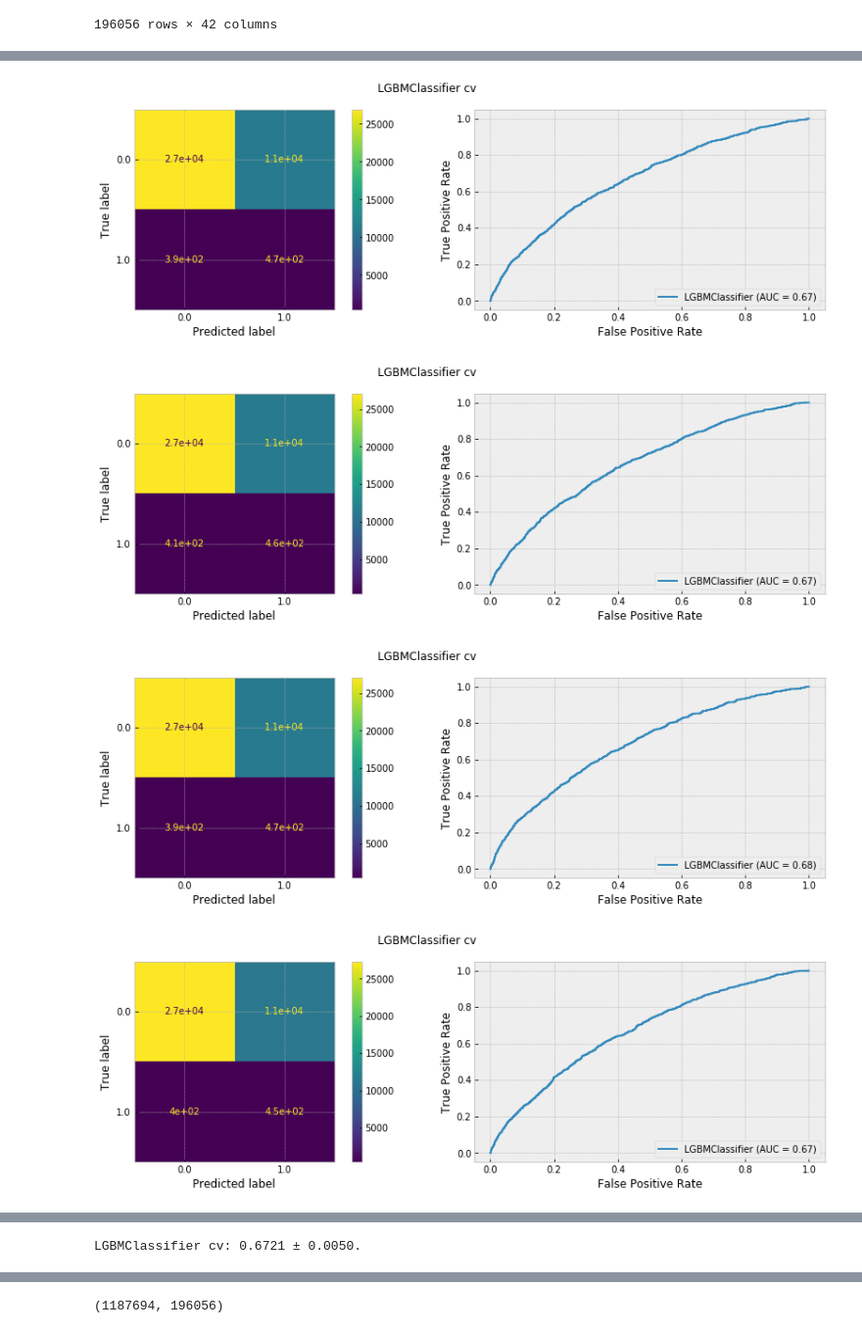
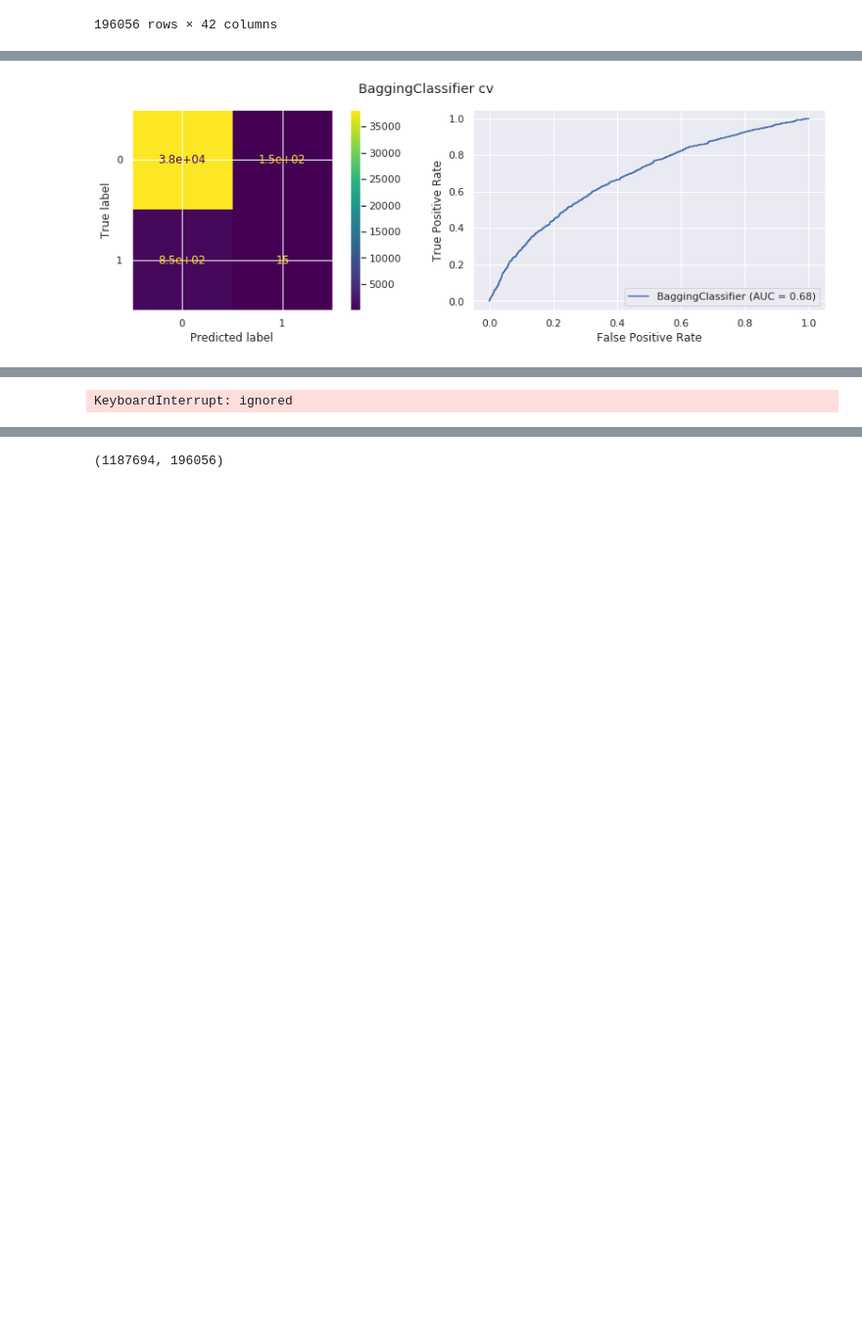
Before and after one commit to andygoosh/OneTwoTrip-Contest, a Jupyter notebook: workinprogress.ipynb, the cells around one changed output, grey strips where cells are left out. Shown at 98% size. Drawn from its saved outputs; the diff is of its cells as text; code cells hidden in the pictures; blank space fills up the shorter version.

```diff
--- a/workinprogress.ipynb
+++ b/workinprogress.ipynb
@@ -202,8 +249,8 @@ def fit_estimate( X, y, model_generator, n_folds = 5, n_neighbors=0, degree=0):
 
     model = model_generator()
     model.fit(X_train, y_train.values.ravel(),
-              eval_set = [(X_cv, y_cv.values.ravel())],
-              verbose=0,
+              #eval_set = [(X_cv, y_cv.values.ravel())],
+              #verbose=0,
               #early_stopping_rounds = 100,
               )
     plot_cm_and_roc(model, X_cv, y_cv, 'cv')
@@ -507,57 +516,37 @@ params = {'base_score': 0.5,
  'random_state': RS,
  'reg_alpha': 0,
  'reg_lambda': 1,
- 'scale_pos_weight': 1,
+ 'scale_pos_weight': 11,
  'seed': None,
  'silent': None,
  'subsample': 0.9,
  'verbosity': 0,
  }
 
 def_params = {
     'random_state': RS,
     #'n_estimators': estimators,
     'class_weight': 'balanced',
     'n_jobs': -1
 }
 
-X = X[['field0',
- 'field2',
- 'field3',
- 'field4',
- 'field7',
- 'field12',
- 'field14',
- 'field16',
- 'field18',
- 'field20',
- 'field21',
- 'field24',
- 'field26',
- 'field27',
- 'field28',
- 'field29']]
-
-#scores, models, neighbs, polies = fit_estimate(X, y, lambda: XGBClassifier(**params), n_folds=5, degree=0, n_neighbors=0)
-scores, models, neighbs, polies = fit_estimate(X, y, lambda: LGBMClassifier(**def_params), n_folds=5, degree=0, n_neighbors=0)
+scores, models, neighbs, polies = fit_estimate(X, y, \
+        lambda: skl.ensemble.BaggingClassifier(XGBClassifier(**params),
+        n_estimators=10, random_state=RS, oob_score=True), n_folds=5, degree=0, n_neighbors=5)
 model = models[np.argmax(scores)]
 
-#estimate(X, y, model)
 '''
 neigh = neighbs[np.argmax(scores)]
 X = add_neughbors_inner(X, neigh)
 '''
 '''
 poly = polies[np.argmax(scores)]
 X = add_polynomial_inner(X, poly)
 '''
 #[1/5][2/5][3/5][4/5][5/5]XGBClassifier CV: 0.6876 ± 0.0086. params fine tuning, -f0
 #[1/5][2/5][3/5][4/5][5/5]XGBClassifier CV: 0.6881 ± 0.0090. params fine tuning, -f0, f28 +5 neigh
 #[1/5][2/5][3/5][4/5][5/5]XGBClassifier cv: 0.6885 ± 0.0078. polinomial, 0 neigh
 #[1/5][2/5][3/5][4/5][5/5]XGBClassifier cv: 0.6895 ± 0.0111. polimonial, 5 neigh
 #[1/5][2/5][3/5][4/5][5/5]XGBClassifier cv: 0.6895 ± 0.0092. -1/2 field21, 0 neigh
 # %% [output]
-[figure, old version]
+[figure, new version]
-[figure, removed]
-[figure, removed]
-[figure, removed]
@@ -565 +553 @@ X = add_polynomial_inner(X, poly)
-LGBMClassifier cv: 0.6721 ± 0.0050.
+KeyboardInterrupt: ignored
```
Also changed, not shown: parts of 20 cells of this notebook.
